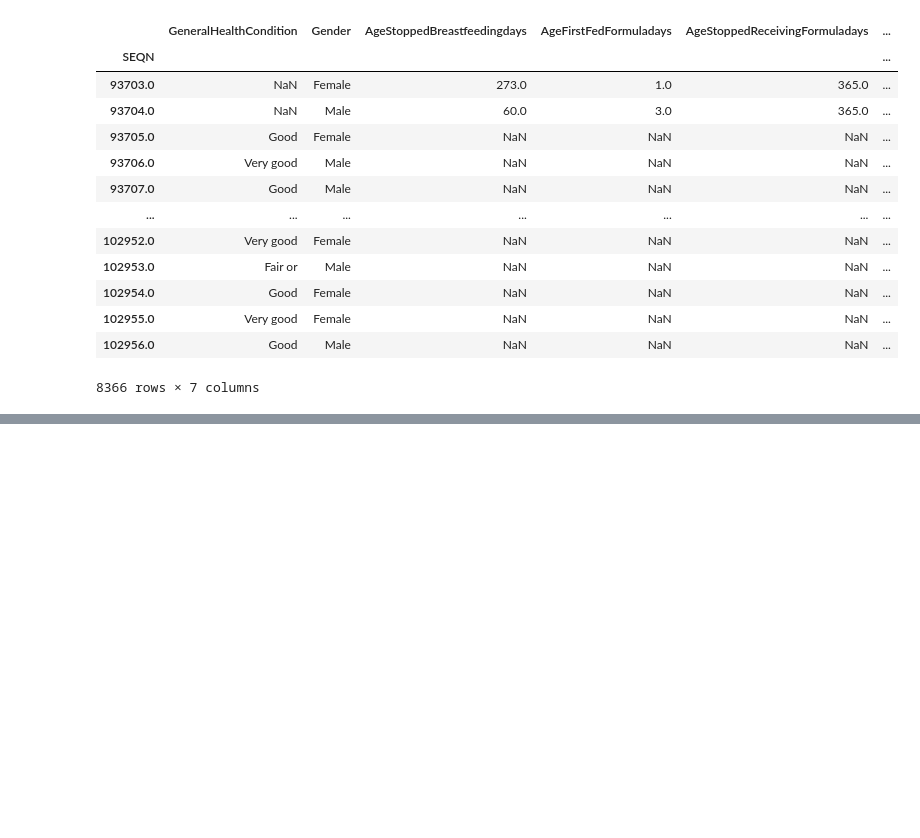
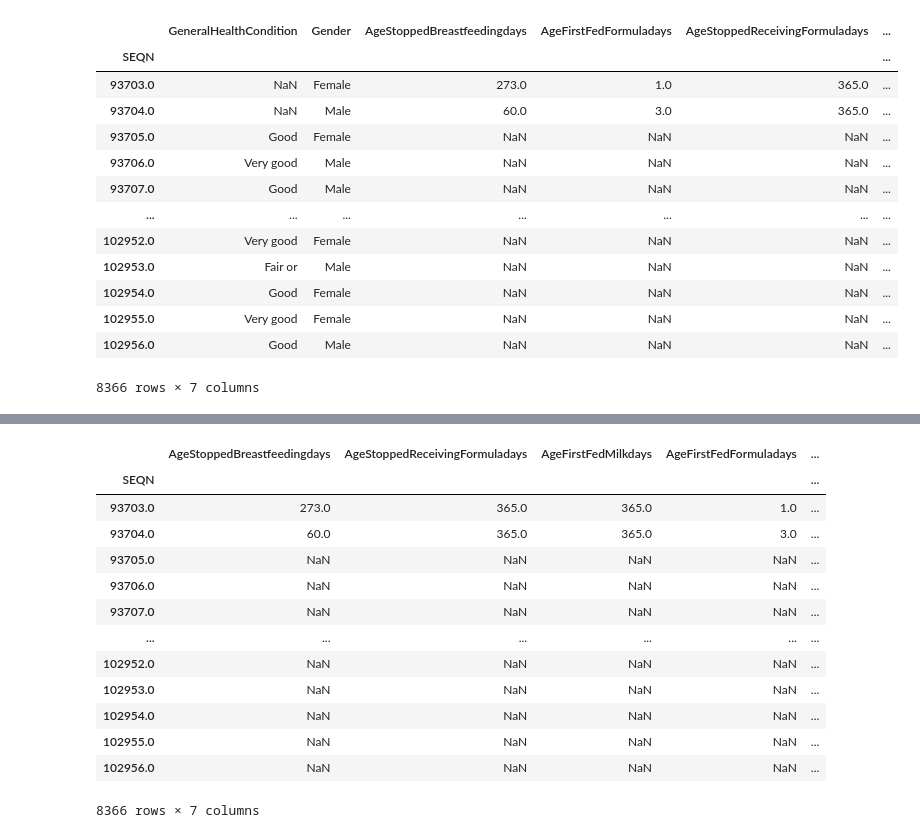
Before and after one commit to cesarmayta/BOOTCAMP_DSG1, a Jupyter notebook: dia1/03_exploracion_faltantes.ipynb, the cells around one changed output, grey strips where cells are left out. Saved outputs shown, nothing was run; the diff lists cells and outputs as text; code cells hidden in the pictures; blank space fills up the shorter version.

Commit message:
exploracion missing

```diff
--- a/dia1/03_exploracion_faltantes.ipynb
+++ b/dia1/03_exploracion_faltantes.ipynb
@@ -85,0 +162,17 @@ nhanes_df
+# %%
+nhanes_df.missing.sort_variables_by_missingness()
+# %% [output]
+|  | AgeStoppedBreastfeedingdays | AgeStoppedReceivingFormuladays | AgeFirstFedMilkdays | AgeFirstFedFormuladays | ... |
+| SEQN |  |  |  |  | ... |
+| 93703.0 | 273.0 | 365.0 | 365.0 | 1.0 | ... |
+| 93704.0 | 60.0 | 365.0 | 365.0 | 3.0 | ... |
+| 93705.0 | NaN | NaN | NaN | NaN | ... |
+| 93706.0 | NaN | NaN | NaN | NaN | ... |
+| 93707.0 | NaN | NaN | NaN | NaN | ... |
+| ... | ... | ... | ... | ... | ... |
+| 102952.0 | NaN | NaN | NaN | NaN | ... |
+| 102953.0 | NaN | NaN | NaN | NaN | ... |
+| 102954.0 | NaN | NaN | NaN | NaN | ... |
+| 102955.0 | NaN | NaN | NaN | NaN | ... |
+| 102956.0 | NaN | NaN | NaN | NaN | ... |
+8366 rows × 7 columns
```
Also changed, not shown: parts of 16 cells of this notebook.
